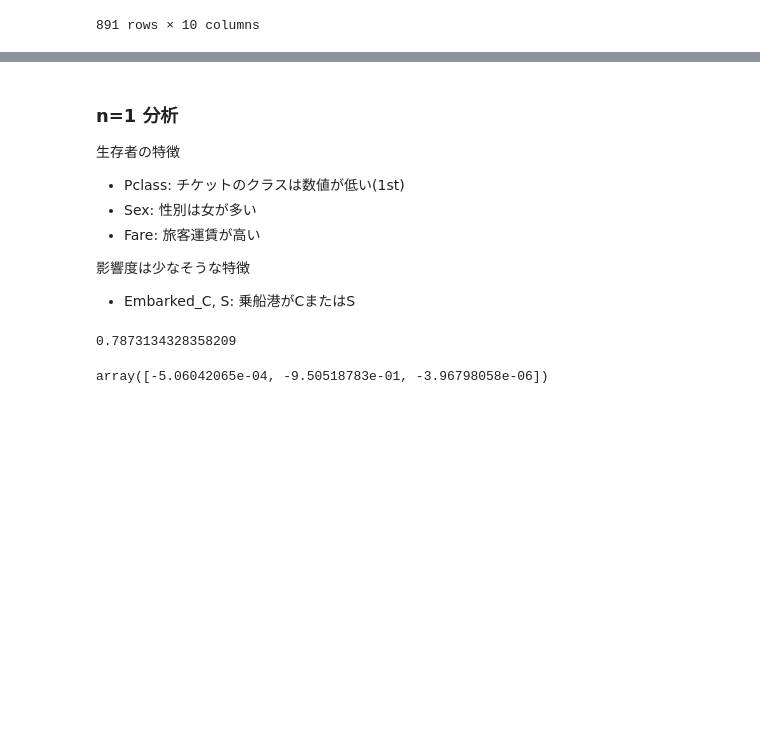
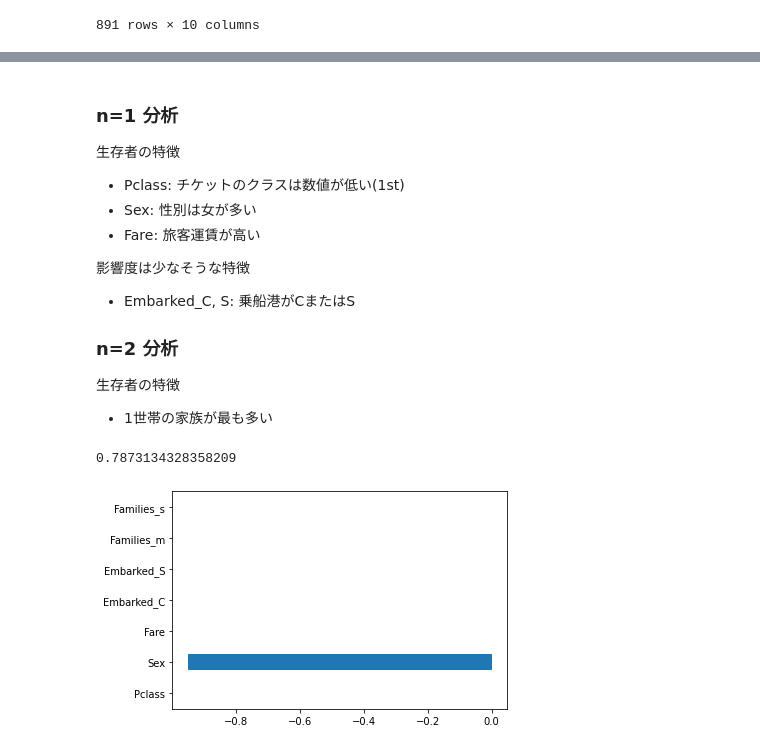
Before and after one commit to shin-shin-01/kaggle, a Jupyter notebook: titanic/main.ipynb, the cells around one changed output, grey strips where cells are left out. Saved outputs shown, nothing was run; the diff lists cells and outputs as text; code cells hidden in the pictures; blank space fills up the shorter version.

```diff
--- a/titanic/main.ipynb
+++ b/titanic/main.ipynb
@@ -152,6 +163,11 @@ df2[df2["Survived"] == 1].describe()
 
 影響度は少なそうな特徴
 - Embarked_C, S: 乗船港がCまたはS
+
+
+### n=2 分析
+生存者の特徴
+- 1世帯の家族が最も多い
 # %%
 from sklearn.svm import SVC
 from sklearn.model_selection import train_test_split
@@ -161,7 +177,7 @@ from sklearn.model_selection import GridSearchCV
 
 
 # トレーニングデータを説明変数(X)と目的変数(y)に分割
-X = df2[["Pclass", "Sex", "Fare", "Embarked_C", "Embarked_S"]]
+X = df2[["Pclass", "Sex", "Fare", "Embarked_C", "Embarked_S", "Families_m", "Families_s"]]
 y = df2[["Survived"]]
 
 # 学習用データと検証用データに分割
@@ -181,7 +197,9 @@ grid_search.fit(X_train, y_train)
 grid_search.score(X_test,y_test)
 # %% [output]
 0.7873134328358209
-# %%
-grid_search.best_estimator_.coef_[0]
-# %% [output]
-array([-5.06042065e-04, -9.50518783e-01, -3.96798058e-06])
+# %%
+# 特徴量の確認
+cols = ["Pclass", "Sex", "Fare", "Embarked_C", "Embarked_S", "Families_m", "Families_s"]
+pd.Series(grid_search.best_estimator_.coef_[0], index=cols).plot(kind='barh');
+# %% [output]
+[figure, added]
```
Also changed, not shown: parts of 4 cells of this notebook, 1 other file.
